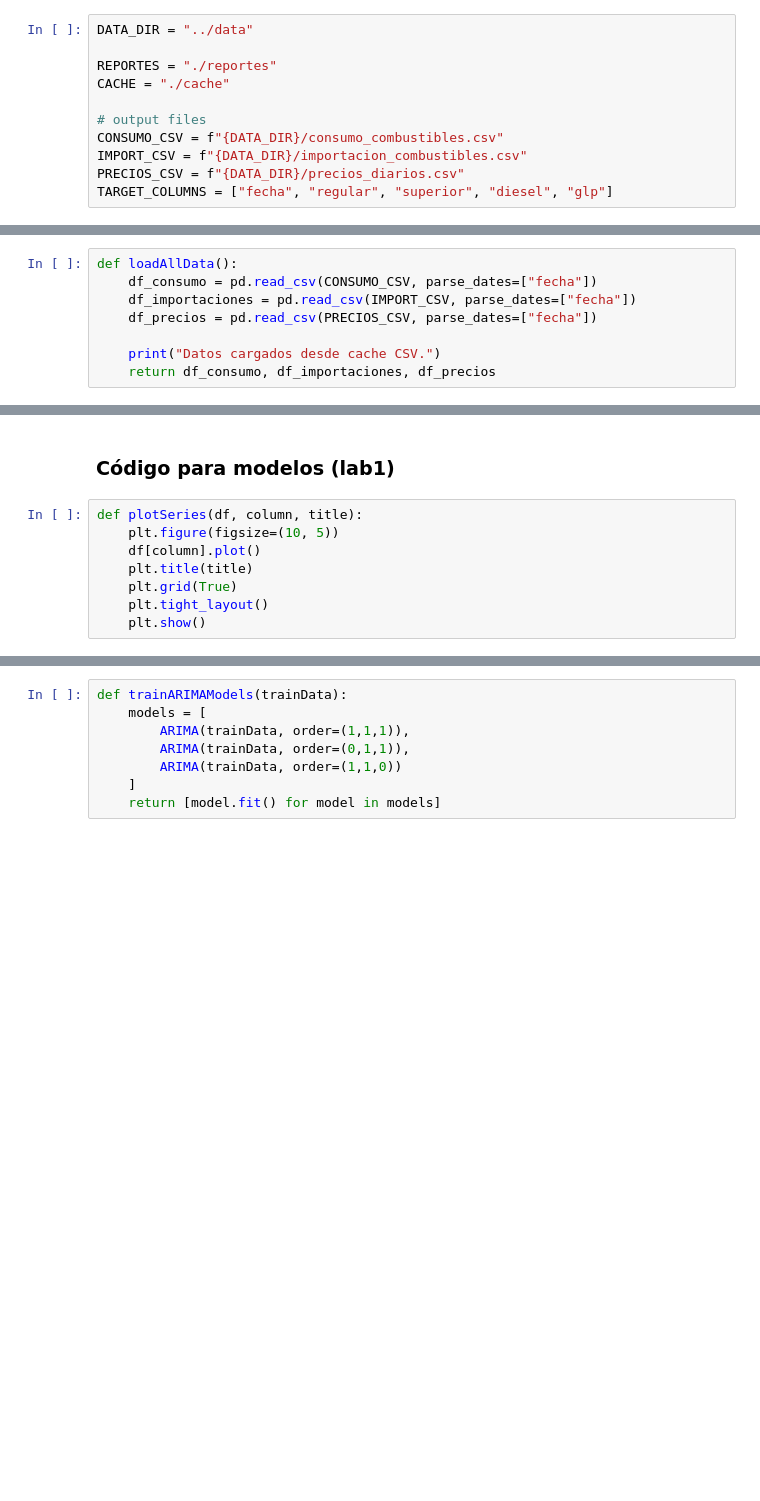
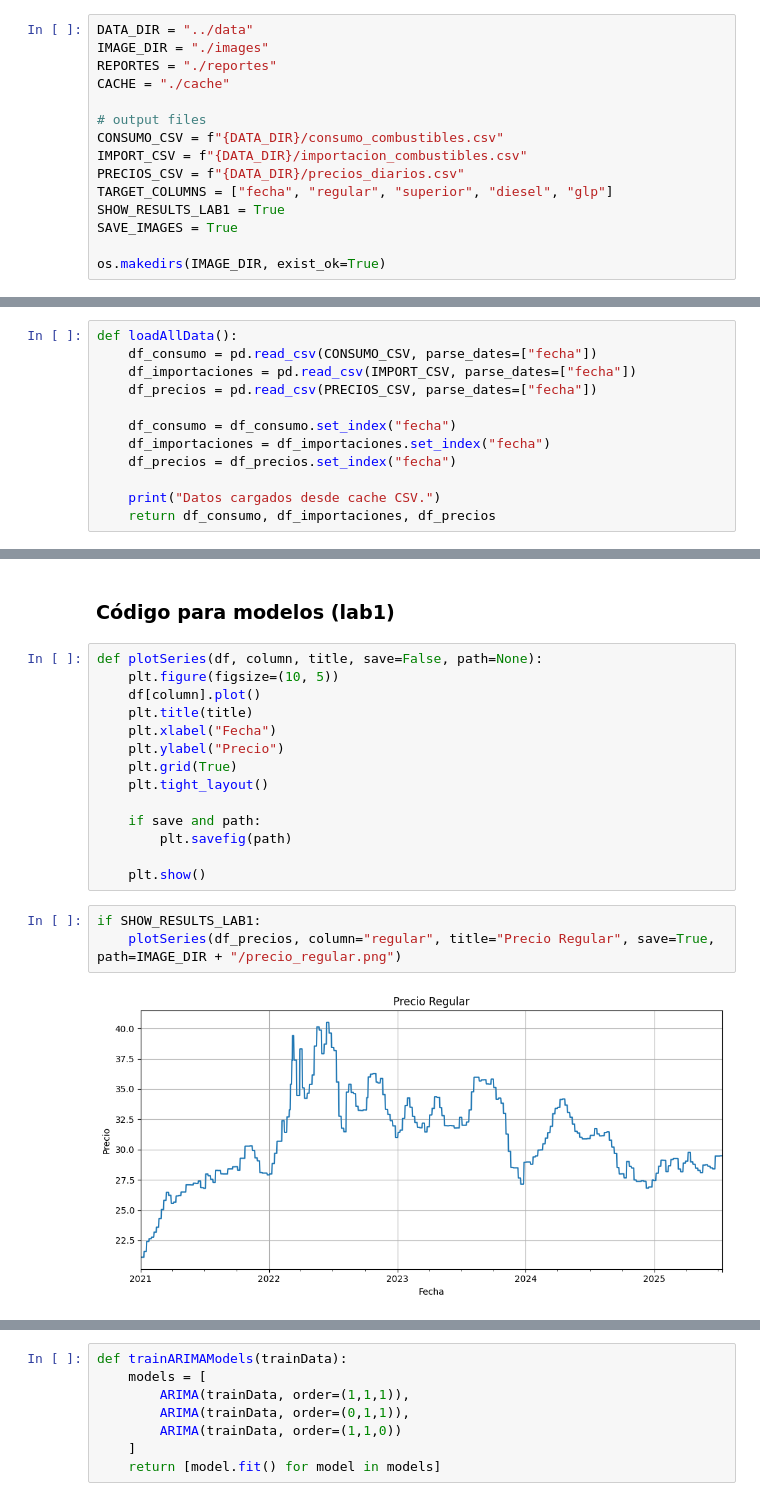
Before and after one commit to JosueSay/labs-ds, a Jupyter notebook: lab2/lab2.ipynb, the cells around one changed output, grey strips where cells are left out. Cells and saved outputs as stored; diff of their text form; blank space fills up the shorter version.

```diff
--- a/lab2/lab2.ipynb
+++ b/lab2/lab2.ipynb
@@ -43,7 +43,7 @@ from keras.layers import Dropout
 ### Variables - constantes
 # %%
 DATA_DIR = "../data"
-
+IMAGE_DIR = "./images"
 REPORTES = "./reportes"
 CACHE = "./cache"
 
@@ -52,6 +52,10 @@ CONSUMO_CSV = f"{DATA_DIR}/consumo_combustibles.csv"
 IMPORT_CSV = f"{DATA_DIR}/importacion_combustibles.csv"
 PRECIOS_CSV = f"{DATA_DIR}/precios_diarios.csv"
 TARGET_COLUMNS = ["fecha", "regular", "superior", "diesel", "glp"]
+SHOW_RESULTS_LAB1 = True
+SAVE_IMAGES = True
+
+os.makedirs(IMAGE_DIR, exist_ok=True)
 # %% [markdown]
 ### Obtención de data
 # %%
@@ -60,6 +64,10 @@ def loadAllData():
     df_importaciones = pd.read_csv(IMPORT_CSV, parse_dates=["fecha"])
     df_precios = pd.read_csv(PRECIOS_CSV, parse_dates=["fecha"])
 
+    df_consumo = df_consumo.set_index("fecha")
+    df_importaciones = df_importaciones.set_index("fecha")
+    df_precios = df_precios.set_index("fecha")
+
     print("Datos cargados desde cache CSV.")
     return df_consumo, df_importaciones, df_precios
 # %%
@@ -77,11 +94,22 @@ TEST_FRACTION = 0.2
 # %% [markdown]
 ### Código para modelos (lab1)
 # %%
-def plotSeries(df, column, title):
+def plotSeries(df, column, title, save=False, path=None):
     plt.figure(figsize=(10, 5))
     df[column].plot()
     plt.title(title)
+    plt.xlabel("Fecha")
+    plt.ylabel("Precio")
     plt.grid(True)
     plt.tight_layout()
+
+    if save and path:
+        plt.savefig(path)
+
     plt.show()
+# %%
+if SHOW_RESULTS_LAB1:
+    plotSeries(df_precios, column="regular", title="Precio Regular", save=True, path=IMAGE_DIR + "/precio_regular.png")
+# %% [output]
+[figure, added]
 # %%
```
Also changed, not shown: parts of 15 cells of this notebook, 5 other files.
